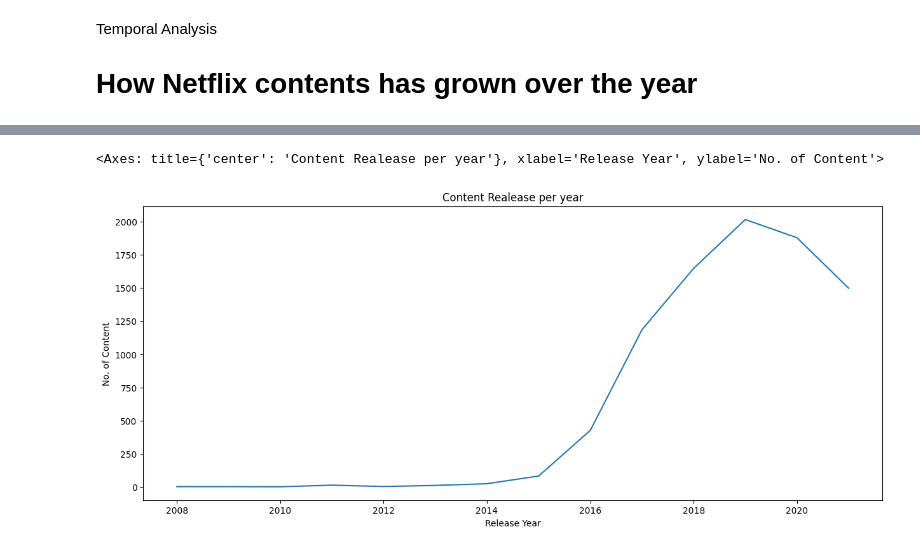
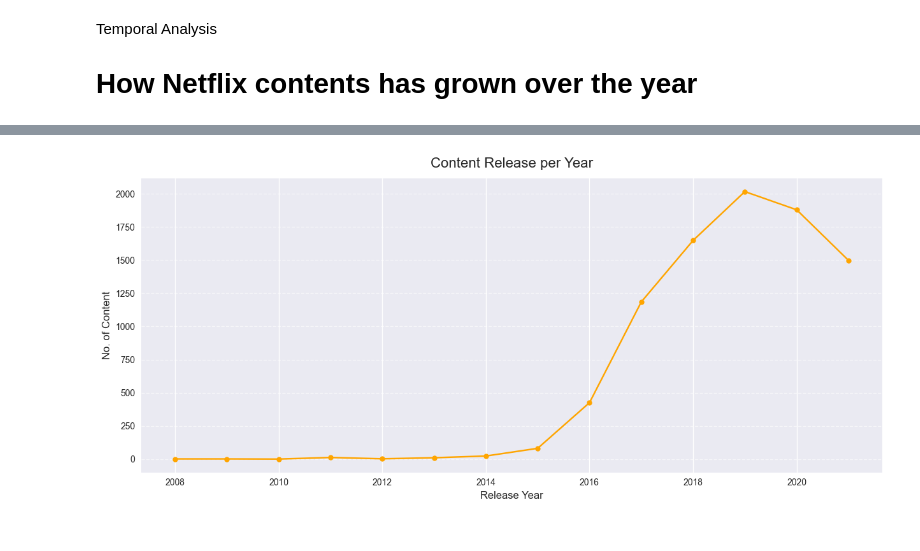
Before and after one commit to eThird/netflix_contetn_data_analysis, a Jupyter notebook: Notebooks/netflix_analysis.ipynb, the cells around one changed output, grey strips where cells are left out. Drawn from its saved outputs; the diff is of its cells as text; code cells hidden in the pictures.

```diff
--- a/Notebooks/netflix_analysis.ipynb
+++ b/Notebooks/netflix_analysis.ipynb
@@ -239,7 +239,7 @@ Temporal Analysis
 # %%
 #How has Netflix’s content library grown over the years (based on release_year or date_added)?
 year_added=df['date_added'].dt.year
-content_rel_year=year_added.value_counts().sort_values()
-content_rel_year
+content_rel_year=year_added.value_counts().sort_index()
+content_rel_year.head()
 # %% [output]
 date_added
@@ -260,12 +251,15 @@ date_added
 Name: count, dtype: int64
 # %%
+from plotly.graph_objs import Marker
+
+
+plt.style.use("seaborn-v0_8")
 plt.figure(figsize=(15,6))
-plt.title('Content Realease per year')
-plt.xlabel('Release Year')
-plt.ylabel('No. of Content')
-# plt.plot(content_rel_year.index,content_rel_year.values)
-sns.lineplot(content_rel_year,markers=True)
+plt.title("Content Release per Year", fontsize=16, pad=12)
+plt.xlabel("Release Year", fontsize=12)
+plt.ylabel("No. of Content", fontsize=12)
+plt.plot(content_rel_year.index,content_rel_year.values,color='#FFA500',   marker="o",markersize=6)
+plt.grid(axis="y", linestyle="--", alpha=0.6)
 # %% [output]
-<Axes: title={'center': 'Content Realease per year'}, xlabel='Release Year', ylabel='No. of Content'>
-[figure, old version]
+[figure, new version]
 # %%
```
Also changed, not shown: parts of 9 cells of this notebook.
